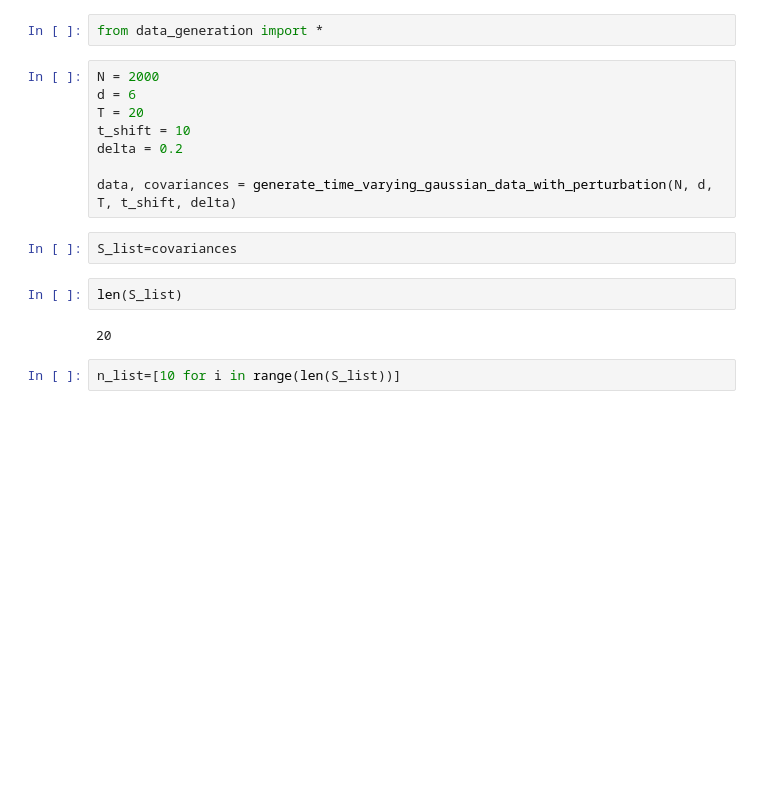
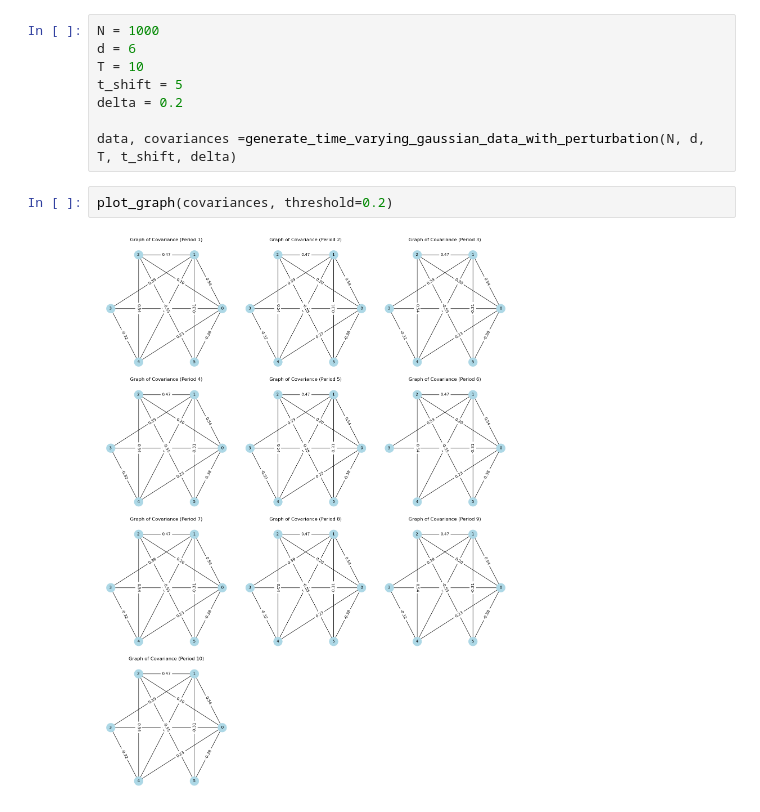
Before and after one commit to AlaaBouattour/TVGL-in-python, a Jupyter notebook: Examples/try.ipynb, the cells around one changed output. Saved outputs shown, nothing was run; the diff lists cells and outputs as text; blank space fills up the shorter version.

```diff
--- a/Examples/try.ipynb
+++ b/Examples/try.ipynb
@@ -231,18 +167,12 @@ os.chdir("/Users/mahdibenayed/Desktop/TVGL_python/TVGL-in-python")
-# %%
-from data_generation import *
 # %%
-N = 2000
+N = 1000
 d = 6
-T = 20
-t_shift = 10
+T = 10
+t_shift = 5
 delta = 0.2
 
-data, covariances = generate_time_varying_gaussian_data_with_perturbation(N, d, T, t_shift, delta)
+data, covariances =generate_time_varying_gaussian_data_with_perturbation(N, d, T, t_shift, delta)
-# %%
-S_list=covariances
-# %%
-len(S_list)
-# %% [output]
-20
-# %%
-n_list=[10 for i in range(len(S_list))]
+# %%
+plot_graph(covariances, threshold=0.2)
+# %% [output]
+[figure, added]
```
Also changed, not shown: parts of 16 cells of this notebook.
